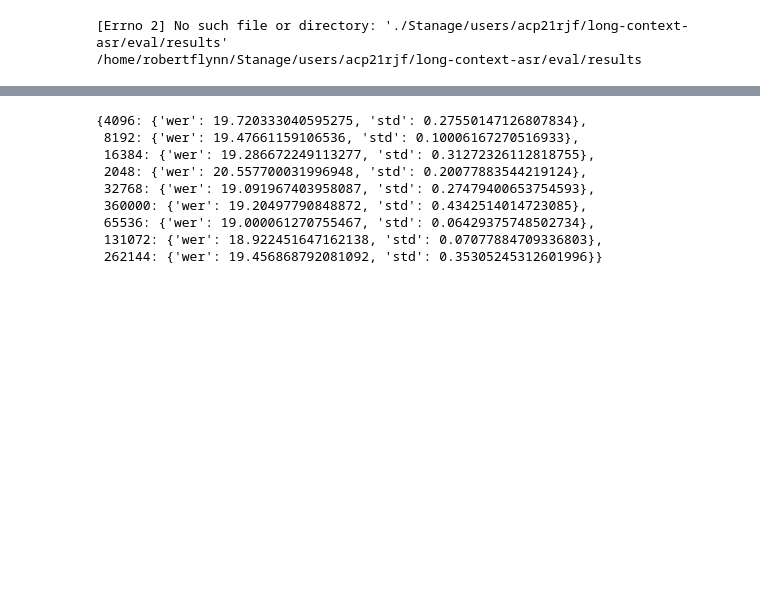
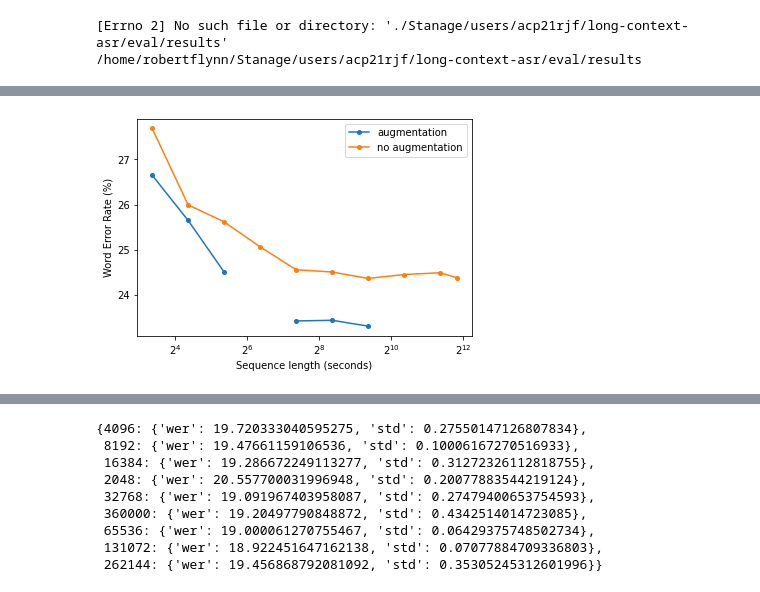
Before and after one commit to robflynnyh/long-context-asr, a Jupyter notebook: eval/results/eval.ipynb, the cells around one changed output, grey strips where cells are left out. Cells and saved outputs as stored; diff of their text form; code cells hidden in the pictures; blank space fills up the shorter version.

```diff
--- a/eval/results/eval.ipynb
+++ b/eval/results/eval.ipynb
@@ -20,0 +28,3 @@ csv = pd.read_csv('evals_rb.csv', sep=',')
+# %%
+csv1 = pd.read_csv('evals_fourier_pos_spec1csv', sep=',')
+csv2 = pd.read_csv('evals_fourier_pos.csv', sep=',')
@@ -20,0 +46,21 @@ csv = pd.read_csv('evals_rb.csv', sep=',')
+# %%
+csv1_data = csv1.loc[csv1['dataset'] == 'earnings22'].loc[csv1['split'] == 'dev']
+csv2_data = csv2.loc[csv2['dataset'] == 'earnings22'].loc[csv2['split'] == 'dev']
+seq_lens = [512*2**(i+1) for i in range(9)] + [360000]
+
+csv1_vals = [csv1_data.loc[csv1_data['seq_len'] == seq_len].wer.mean() for seq_len in seq_lens]
+csv2_vals = [csv2_data.loc[csv2_data['seq_len'] == seq_len].wer.mean() for seq_len in seq_lens]
+
+csv1_data_dict = {seq_len: {'wer':csv1_data.loc[csv1_data['seq_len'] == seq_len].wer.mean()} for seq_len in seq_lens}
+csv2_data_dict = {seq_len: {'wer':csv2_data.loc[csv2_data['seq_len'] == seq_len].wer.mean()} for seq_len in seq_lens}
+
+plt.xscale('log', basex=2)
+plt.plot([el/100 for el in seq_lens], [csv1_data_dict[seq_len]['wer']*100 for seq_len in seq_lens], label='augmentation', marker='o', markersize=4)
+plt.plot([el/100 for el in seq_lens], [csv2_data_dict[seq_len]['wer']*100 for seq_len in seq_lens], label='no augmentation', marker='o', markersize=4)
+plt.legend()
+plt.xlabel('Sequence length (seconds)')
+plt.ylabel('Word Error Rate (%)')
+#plt.savefig('model_sizes.pdf')
+plt.show()
+# %% [output]
+[figure, added]
```
Also changed, not shown: parts of 24 cells of this notebook, 13 other files.
